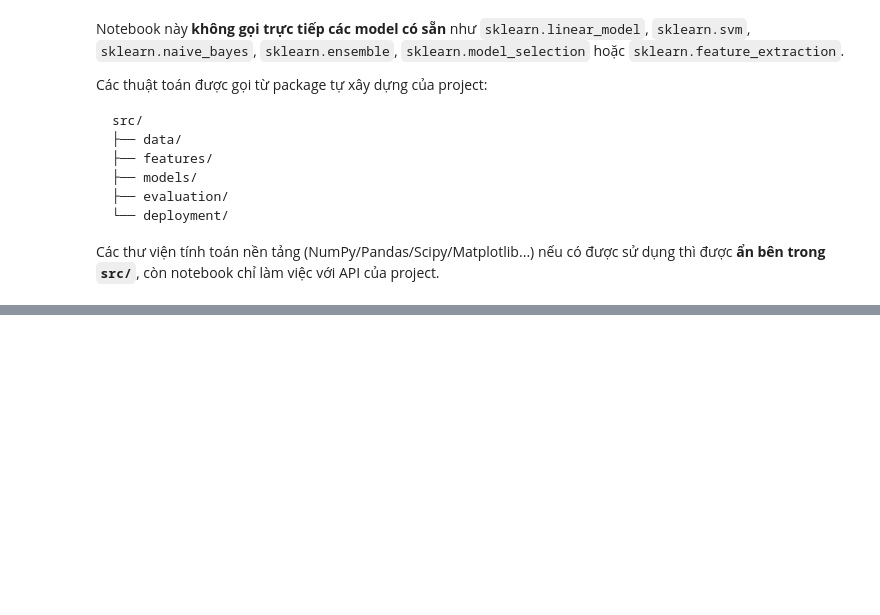
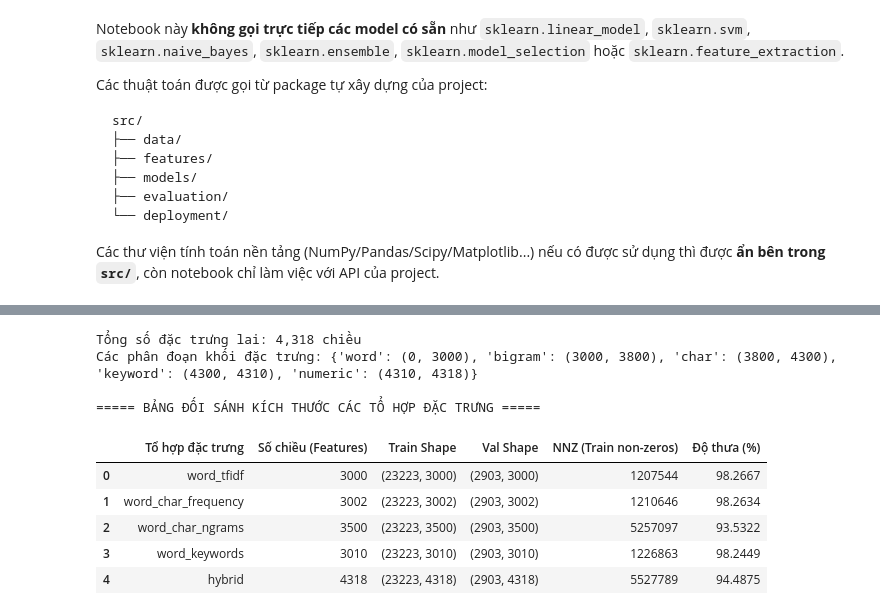
Before and after one commit to iamtien77/spam_classifier, a Jupyter notebook: notebooks/02_preprocessing_and_features.ipynb, the cells around one changed output, grey strips where cells are left out. Saved outputs shown, nothing was run; the diff lists cells and outputs as text; code cells hidden in the pictures; blank space fills up the shorter version.

```diff
--- a/notebooks/02_preprocessing_and_features.ipynb
+++ b/notebooks/02_preprocessing_and_features.ipynb
@@ -458,0 +201,40 @@ class HybridFeatureBuilderScratch:
+# %%
+config = SpamExperimentConfig()
+signal_extractor = SpamSignalFeatureExtractor(config)
+builder = HybridFeatureBuilderScratch(config, processor, signal_extractor)
+
+# Fit trên Train và Transform trên Val & Test
+X_train_hybrid = builder.fit_transform(train_df)
+X_val_hybrid = builder.transform(val_df)
+X_test_hybrid = builder.transform(test_df)
+
+print(f"Tổng số đặc trưng lai: {X_train_hybrid.shape[1]:,} chiều")
+print("Các phân đoạn khối đặc trưng:", builder.feature_slices_)
+
+# Thử nghiệm 5 tổ hợp đặc trưng
+combinations = experiment_feature_combinations(train_df, val_df)
+print("\n===== BẢNG ĐỐI SÁNH KÍCH THƯỚC CÁC TỔ HỢP ĐẶC TRƯNG =====")
+summary_rows = []
+for name, (xt, xv) in combinations.items():
+    summary_rows.append({
+        "Tổ hợp đặc trưng": name,
+        "Số chiều (Features)": xt.shape[1],
+        "Train Shape": str(xt.shape),
+        "Val Shape": str(xv.shape),
+        "NNZ (Train non-zeros)": xt.nnz,
+        "Độ thưa (%)": round(100.0 * (1.0 - xt.nnz / (xt.shape[0] * xt.shape[1])), 4),
+    })
+
+df_combos = pd.DataFrame(summary_rows)
+display(df_combos)
+# %% [output]
+Tổng số đặc trưng lai: 4,318 chiều
+Các phân đoạn khối đặc trưng: {'word': (0, 3000), 'bigram': (3000, 3800), 'char': (3800, 4300), 'keyword': (4300, 4310), 'numeric': (4310, 4318)}
+
+===== BẢNG ĐỐI SÁNH KÍCH THƯỚC CÁC TỔ HỢP ĐẶC TRƯNG =====
+|  | Tổ hợp đặc trưng | Số chiều (Features) | Train Shape | Val Shape | NNZ (Train non-zeros) | Độ thưa (%) |
+| 0 | word_tfidf | 3000 | (23223, 3000) | (2903, 3000) | 1207544 | 98.2667 |
+| 1 | word_char_frequency | 3002 | (23223, 3002) | (2903, 3002) | 1210646 | 98.2634 |
+| 2 | word_char_ngrams | 3500 | (23223, 3500) | (2903, 3500) | 5257097 | 93.5322 |
+| 3 | word_keywords | 3010 | (23223, 3010) | (2903, 3010) | 1226863 | 98.2449 |
+| 4 | hybrid | 4318 | (23223, 4318) | (2903, 4318) | 5527789 | 94.4875 |
```
Also changed, not shown: parts of 34 cells of this notebook, 6 other files.
